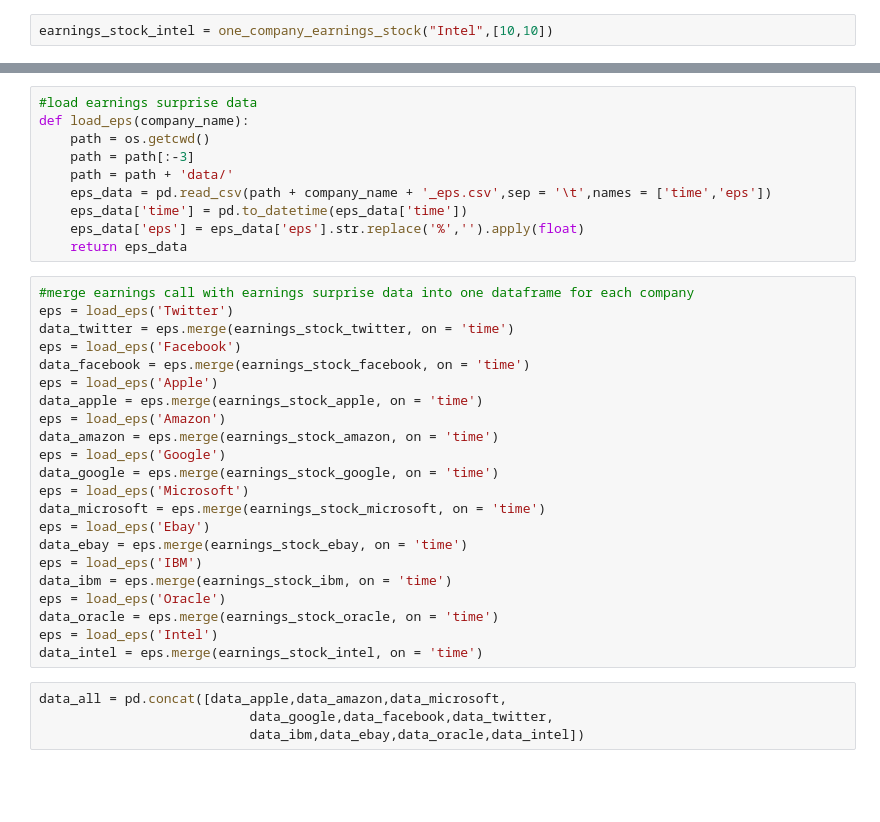
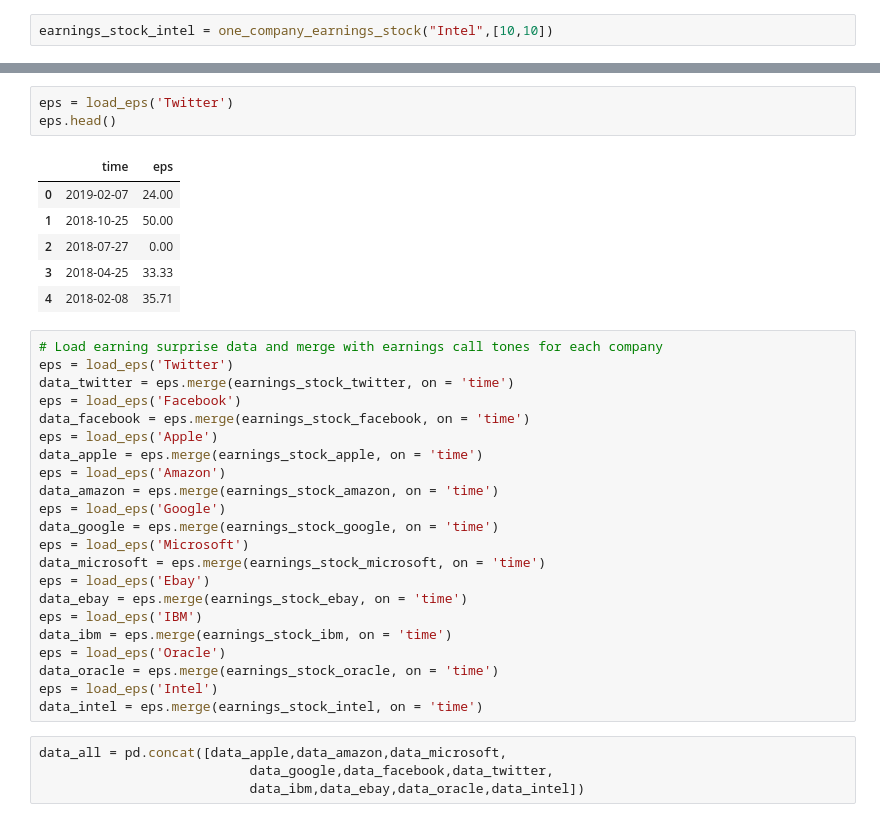
Before and after one commit to jinlmsft/stock_prediction, a Jupyter notebook: src/model_development.ipynb, the cells around one changed output, grey strips where cells are left out. Cells and saved outputs as stored; diff of their text form; blank space fills up the shorter version.

```diff
--- a/src/model_development.ipynb
+++ b/src/model_development.ipynb
@@ -292,15 +157,15 @@ def plot_senti_vs_stock(earnings_stock,company_name):
-# %%
-#load earnings surprise data
-def load_eps(company_name):
-    path = os.getcwd()
-    path = path[:-3]
-    path = path + 'data/'
-    eps_data = pd.read_csv(path + company_name + '_eps.csv',sep = '\t',names = ['time','eps'])
-    eps_data['time'] = pd.to_datetime(eps_data['time'])
-    eps_data['eps'] = eps_data['eps'].str.replace('%','').apply(float)
-    return eps_data
+# %%
+eps = load_eps('Twitter')
+eps.head()
+# %% [output]
+|  | time | eps |
+| 0 | 2019-02-07 | 24.00 |
+| 1 | 2018-10-25 | 50.00 |
+| 2 | 2018-07-27 | 0.00 |
+| 3 | 2018-04-25 | 33.33 |
+| 4 | 2018-02-08 | 35.71 |
 # %%
-#merge earnings call with earnings surprise data into one dataframe for each company
+# Load earning surprise data and merge with earnings call tones for each company
 eps = load_eps('Twitter')
 data_twitter = eps.merge(earnings_stock_twitter, on = 'time')
 eps = load_eps('Facebook')
```
Also changed, not shown: parts of 28 cells of this notebook, 3 other files.
